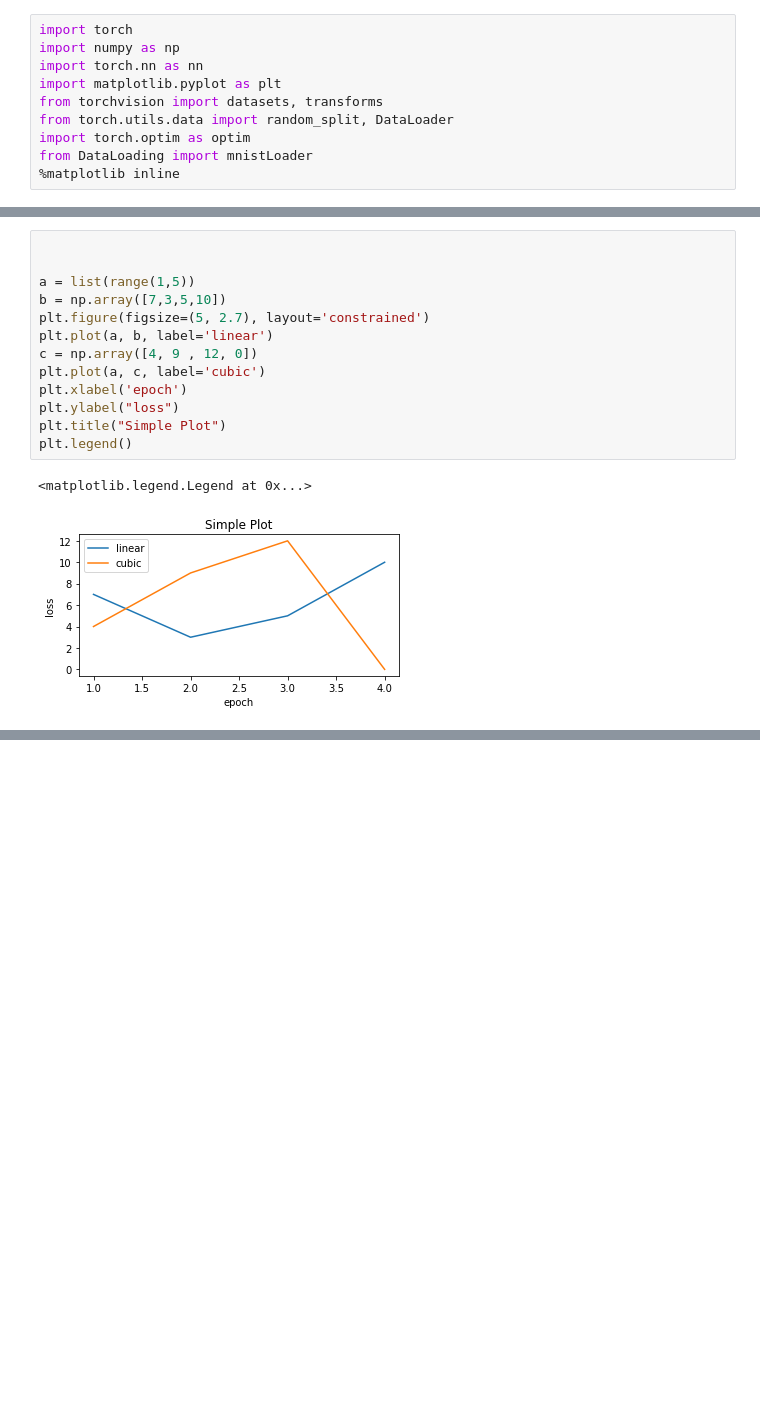
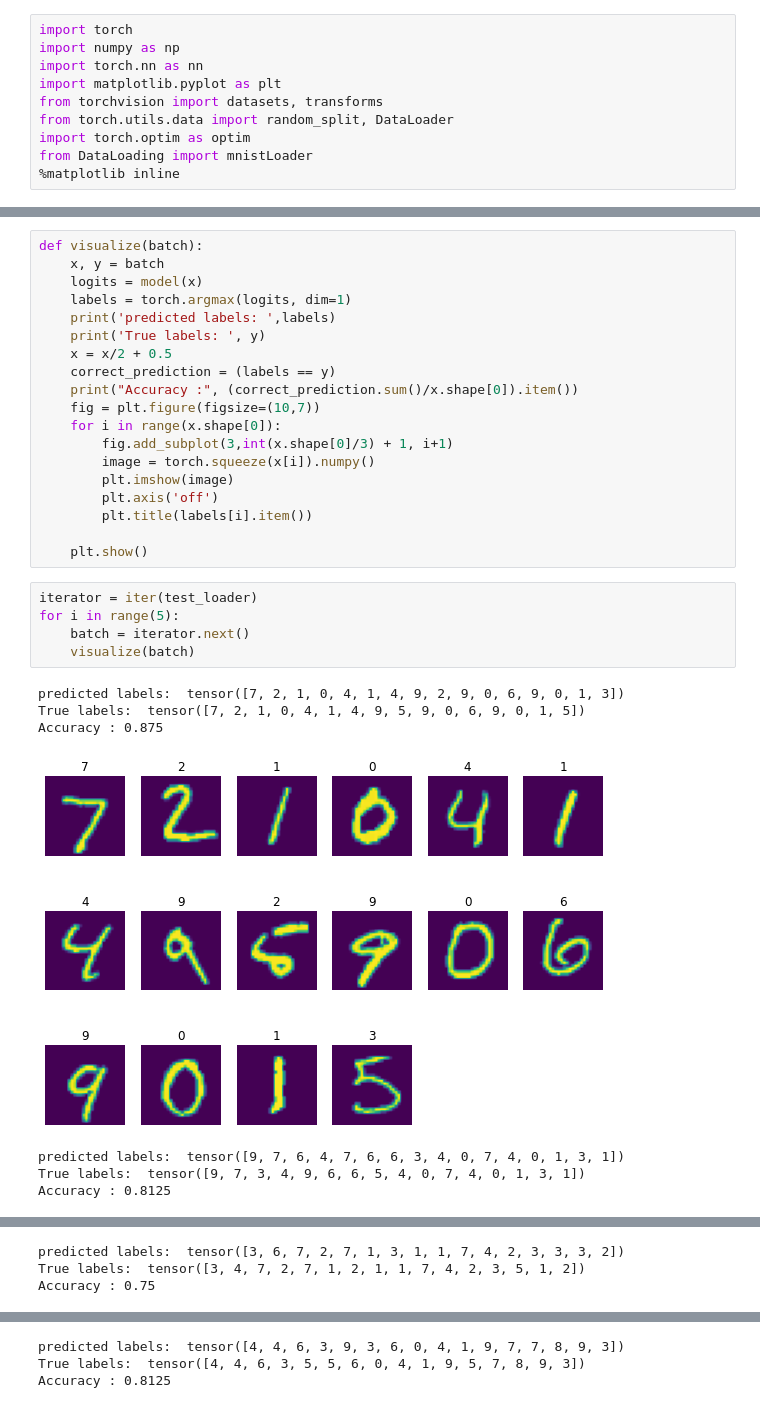
Before and after one commit to AmirMage2020/WS22-23, a Jupyter notebook: 1.MNIST/main.ipynb, the cells around one changed output, grey strips where cells are left out. Drawn from its saved outputs; the diff is of its cells as text; blank space fills up the shorter version.

```diff
--- a/1.MNIST/main.ipynb
+++ b/1.MNIST/main.ipynb
@@ -105,16 +80,32 @@ model_trainer.plot()
-# %%
-
-
-a = list(range(1,5))
-b = np.array([7,3,5,10])
-plt.figure(figsize=(5, 2.7), layout='constrained')
-plt.plot(a, b, label='linear')
-c = np.array([4, 9 , 12, 0])
-plt.plot(a, c, label='cubic')
-plt.xlabel('epoch')
-plt.ylabel("loss")
-plt.title("Simple Plot")
-plt.legend()
-# %% [output]
-<matplotlib.legend.Legend at 0x...>
-[figure, removed]
+# %%
+def visualize(batch):
+    x, y = batch
+    logits = model(x)
+    labels = torch.argmax(logits, dim=1)
+    print('predicted labels: ',labels)
+    print('True labels: ', y)
+    x = x/2 + 0.5
+    correct_prediction = (labels == y)
+    print("Accuracy :", (correct_prediction.sum()/x.shape[0]).item())
+    fig = plt.figure(figsize=(10,7))
+    for i in range(x.shape[0]):
+        fig.add_subplot(3,int(x.shape[0]/3) + 1, i+1)
+        image = torch.squeeze(x[i]).numpy()
+        plt.imshow(image)
+        plt.axis('off')
+        plt.title(labels[i].item())
+
+    plt.show()
+# %%
+iterator = iter(test_loader)
+for i in range(5):
+    batch = iterator.next()
+    visualize(batch)
+# %% [output]
+predicted labels:  tensor([7, 2, 1, 0, 4, 1, 4, 9, 2, 9, 0, 6, 9, 0, 1, 3])
+True labels:  tensor([7, 2, 1, 0, 4, 1, 4, 9, 5, 9, 0, 6, 9, 0, 1, 5])
+Accuracy : 0.875
+[figure, added]
+predicted labels:  tensor([9, 7, 6, 4, 7, 6, 6, 3, 4, 0, 7, 4, 0, 1, 3, 1])
+True labels:  tensor([9, 7, 3, 4, 9, 6, 6, 5, 4, 0, 7, 4, 0, 1, 3, 1])
+Accuracy : 0.8125
@@ -120,0 +113,3 @@ plt.legend()
+predicted labels:  tensor([3, 6, 7, 2, 7, 1, 3, 1, 1, 7, 4, 2, 3, 3, 3, 2])
+True labels:  tensor([3, 4, 7, 2, 7, 1, 2, 1, 1, 7, 4, 2, 3, 5, 1, 2])
+Accuracy : 0.75
@@ -120,0 +117,3 @@ plt.legend()
+predicted labels:  tensor([4, 4, 6, 3, 9, 3, 6, 0, 4, 1, 9, 7, 7, 8, 9, 3])
+True labels:  tensor([4, 4, 6, 3, 5, 5, 6, 0, 4, 1, 9, 5, 7, 8, 9, 3])
+Accuracy : 0.8125
```
Also changed, not shown: parts of 11 cells of this notebook, 1 other file.
